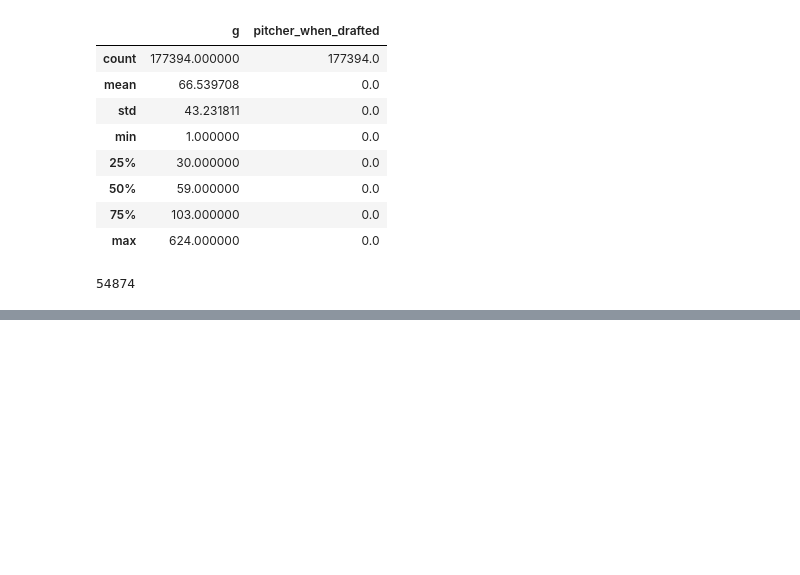
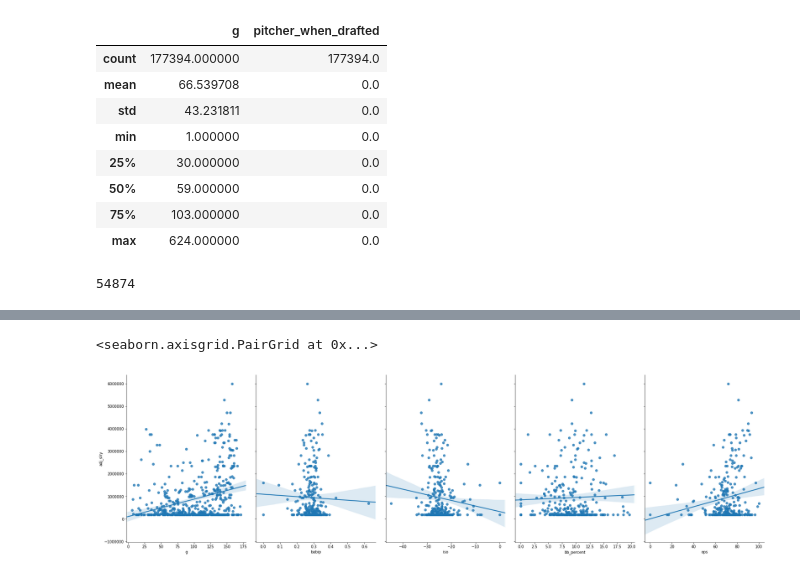
Before and after one commit to sumairshah/Pando-Baseball, a Jupyter notebook: PandoBaseball.ipynb, the cells around one changed output, grey strips where cells are left out. Cells and saved outputs as stored; diff of their text form; code cells hidden in the pictures; blank space fills up the shorter version.

```diff
--- a/PandoBaseball.ipynb
+++ b/PandoBaseball.ipynb
@@ -581,0 +469,7 @@ hittersonly[hittersonly[]
+# %%
+h1990 = hittersonly[hittersonly.year == 1990]
+# %%
+sns.pairplot(h1990,x_vars=['g','babip','iso','bb_percent','ops'],y_vars='adj_slry',size=7,aspect=0.7,kind='reg')
+# %% [output]
+<seaborn.axisgrid.PairGrid at 0x...>
+[figure, added]
```
Also changed, not shown: parts of 28 cells of this notebook.
